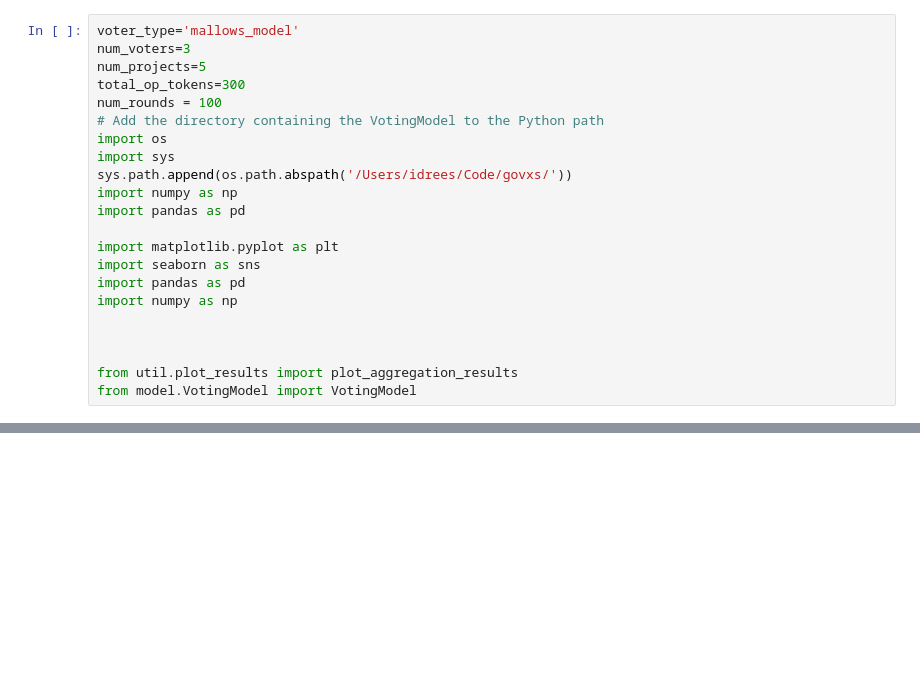
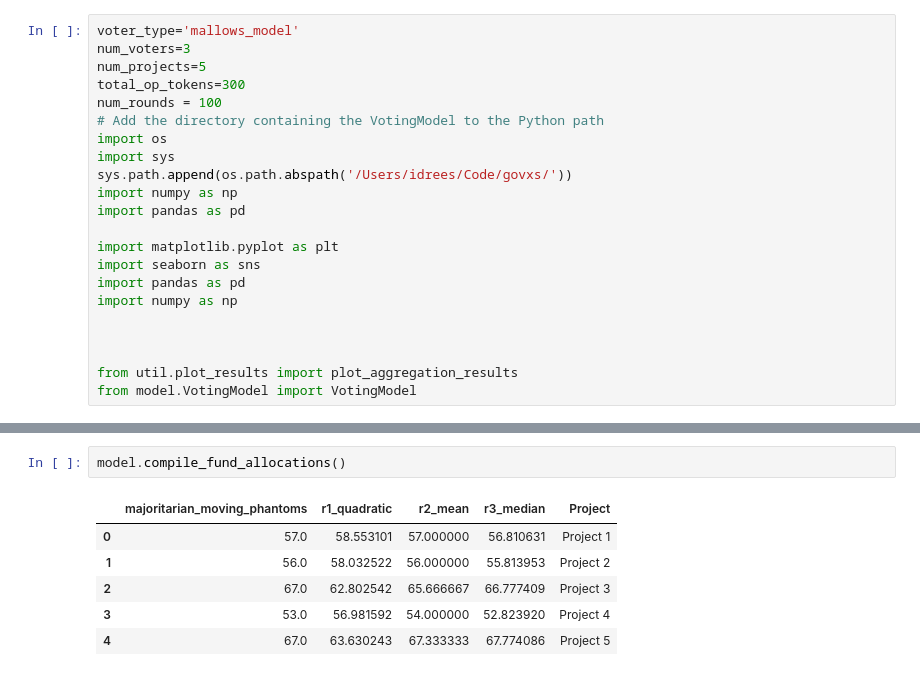
Before and after one commit to GovXS/Evaluating-Voting-Design-Tradeoffs-for-Retro-Funding, a Jupyter notebook: analysis/voting_analysis.ipynb, the cells around one changed output, grey strips where cells are left out. Saved outputs shown, nothing was run; the diff lists cells and outputs as text; blank space fills up the shorter version.

```diff
--- a/analysis/voting_analysis.ipynb
+++ b/analysis/voting_analysis.ipynb
@@ -71,0 +54,9 @@ Quadratic Aggregation: Total Funds: 300.0, Max Funds: 61.497315976743735, Min Fu
+# %%
+model.compile_fund_allocations()
+# %% [output]
+|  | majoritarian_moving_phantoms | r1_quadratic | r2_mean | r3_median | Project |
+| 0 | 57.0 | 58.553101 | 57.000000 | 56.810631 | Project 1 |
+| 1 | 56.0 | 58.032522 | 56.000000 | 55.813953 | Project 2 |
+| 2 | 67.0 | 62.802542 | 65.666667 | 66.777409 | Project 3 |
+| 3 | 53.0 | 56.981592 | 54.000000 | 52.823920 | Project 4 |
+| 4 | 67.0 | 63.630243 | 67.333333 | 67.774086 | Project 5 |
```
Also changed, not shown: parts of 2 cells of this notebook, 5 other files.
